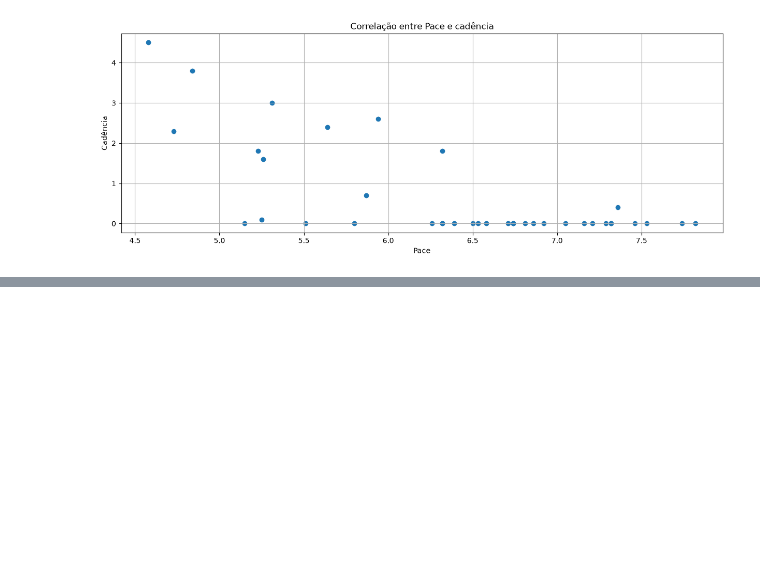
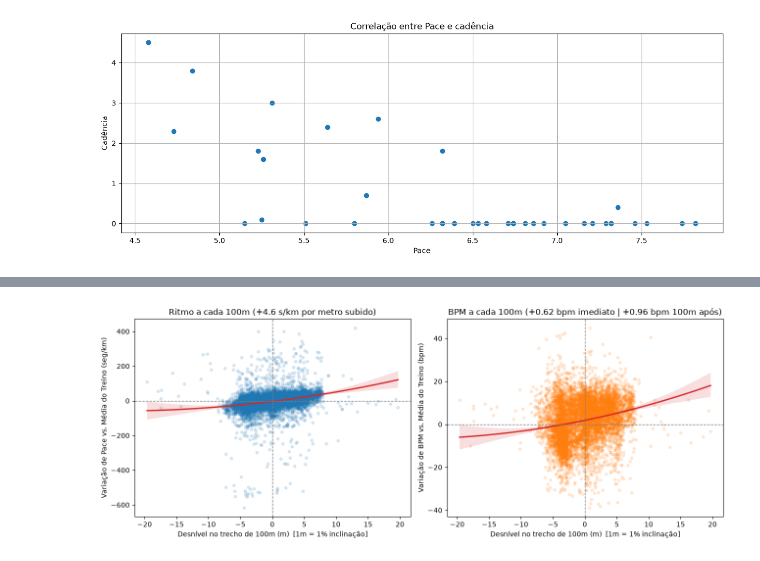
Before and after one commit to matheusgomes2020/An-lise-de-desempenho-em-corridas, a Jupyter notebook: analise_corridas.ipynb, the cells around one changed output, grey strips where cells are left out. Saved outputs shown, nothing was run; the diff lists cells and outputs as text; code cells hidden in the pictures; blank space fills up the shorter version.

```diff
--- a/analise_corridas.ipynb
+++ b/analise_corridas.ipynb
@@ -226,0 +287,74 @@ display(df5km)
+# %%
+import matplotlib.pyplot as plt
+import numpy as np
+import pandas as pd
+import seaborn as sns
+
+df_corridas = pd.read_csv("df_corridas.csv", parse_dates=["data"])
+df_por_100m = pd.read_csv("df_por_100m.csv", parse_dates=["data"])
+
+# Filtra treinos válidos de rua em 2026 (>= 2 km no total)
+ids_2026 = df_corridas[
+    (df_corridas["data"].dt.year == 2026)
+    & (df_corridas["modalidade"] == "Rua")
+    & (df_corridas["distancia_km"] >= 2.0)
+]["record_id"]
+
+# Filtra fatias cheias (>= 90m), pula os primeiros 200m (largada) e limita relevo a +-20m/100m
+df_100 = df_por_100m[
+    (df_por_100m["record_id"].isin(ids_2026))
+    & (df_por_100m["distancia_m"] >= 90)
+    & (df_por_100m["trecho_100m"] > 2)
+    & (df_por_100m["saldo_elev_m"].between(-20, 20))
+].dropna(subset=["saldo_elev_m", "delta_pace_seg_km", "delta_bpm"]).copy()
+
+# 1. Custo imediato por +1 metro subido em 100m (equivale a +1% de inclinação)
+pace_por_m_100 = np.polyfit(df_100["saldo_elev_m"], df_100["delta_pace_seg_km"], 1)[0]
+bpm_por_m_100 = np.polyfit(df_100["saldo_elev_m"], df_100["delta_bpm"], 1)[0]
+
+# 2. Custo cardíaco com atraso de 100m (inclinacao_lag1_pct)
+df_lag = df_100.dropna(subset=["inclinacao_lag1_pct"])
+bpm_lag1 = np.polyfit(df_lag["inclinacao_lag1_pct"], df_lag["delta_bpm"], 1)[0]
+
+print(f"Trechos de 100m analisados (2026): {len(df_100)}")
+print("=== CUSTO POR +1 METRO SUBIDO EM 100M (= +1% INCLINAÇÃO) ===")
+print(f"Efeito imediato : +{pace_por_m_100:.2f} seg/km no pace | +{bpm_por_m_100:.2f} bpm no coração")
+print(f"Efeito 100m após: +{bpm_lag1:.2f} bpm no coração (inércia cardíaca)")
+print(f"\nNa sua rampa do Km 1 (+4,6 m em 100 m): custo estimado de +{pace_por_m_100 * 4.6:.0f} seg/km")
+
+# 3. Gráficos na escala de 100m (com curva quadrática order=2)
+fig, axes = plt.subplots(1, 2, figsize=(13, 5))
+
+sns.regplot(
+    data=df_100,
+    x="saldo_elev_m",
+    y="delta_pace_seg_km",
+    order=2,
+    ax=axes[0],
+    scatter_kws={"alpha": 0.15, "color": "#1f77b4", "s": 15},
+    line_kws={"color": "#d62728", "linewidth": 2},
+)
+axes[0].axhline(0, color="gray", linestyle="--", linewidth=1)
+axes[0].axvline(0, color="gray", linestyle="--", linewidth=1)
+axes[0].set_title(f"Ritmo a cada 100m (+{pace_por_m_100:.1f} s/km por metro subido)")
+axes[0].set_xlabel("Desnível no trecho de 100m (m)  [1m = 1% inclinação]")
+axes[0].set_ylabel("Variação de Pace vs. Média do Treino (seg/km)")
+
+sns.regplot(
+    data=df_100,
+    x="saldo_elev_m",
+    y="delta_bpm",
+    order=2,
+    ax=axes[1],
+    scatter_kws={"alpha": 0.15, "color": "#ff7f0e", "s": 15},
+    line_kws={"color": "#d62728", "linewidth": 2},
+)
+axes[1].axhline(0, color="gray", linestyle="--", linewidth=1)
+axes[1].axvline(0, color="gray", linestyle="--", linewidth=1)
+axes[1].set_title(f"BPM a cada 100m (+{bpm_por_m_100:.2f} bpm imediato | +{bpm_lag1:.2f} bpm 100m após)")
+axes[1].set_xlabel("Desnível no trecho de 100m (m)  [1m = 1% inclinação]")
+axes[1].set_ylabel("Variação de BPM vs. Média do Treino (bpm)")
+
+plt.tight_layout()
+plt.show()
+# %% [output]
@@ -226,0 +367 @@ display(df5km)
+[figure, added]
```
Also changed, not shown: parts of 11 cells of this notebook.
